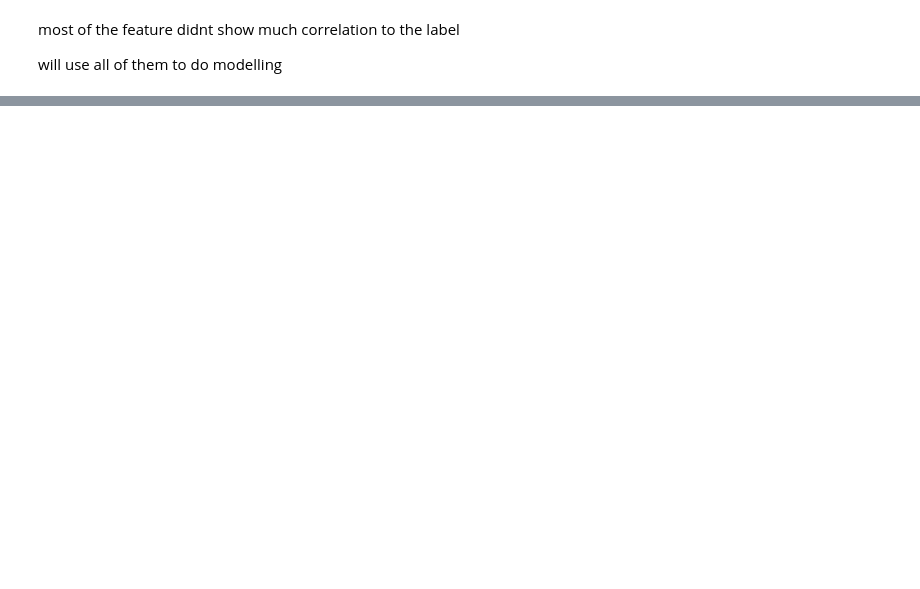
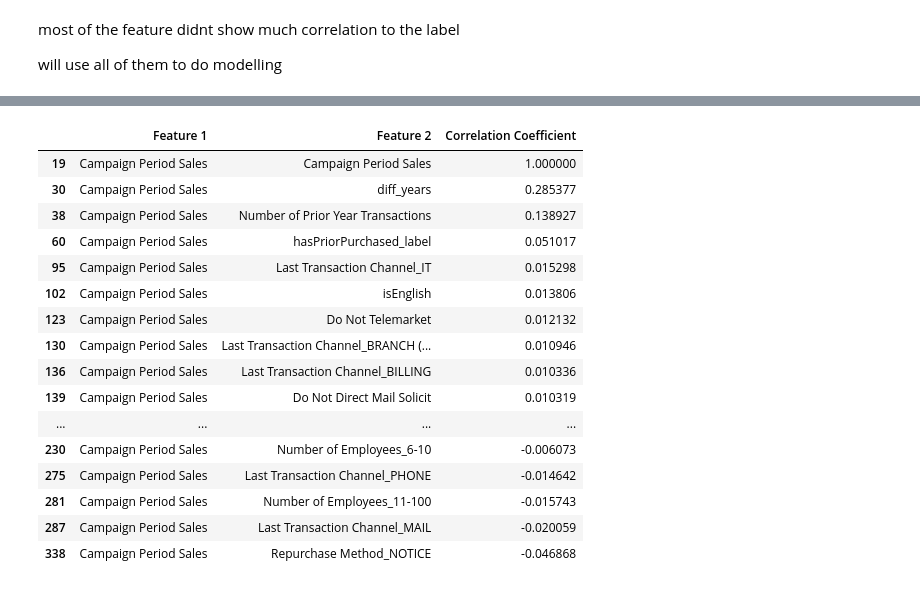
Before and after one commit to viffsi/Office_supply, a Jupyter notebook: office_supply.ipynb, the cells around one changed output, grey strips where cells are left out. Drawn from its saved outputs; the diff is of its cells as text; code cells hidden in the pictures; blank space fills up the shorter version.

```diff
--- a/office_supply.ipynb
+++ b/office_supply.ipynb
@@ -570,0 +617,7 @@ Logisticregression =  0.7367249602543721
+# %%
+def label_purchased (row):
+   if row['Monitor'] + row['Computer'] + row['Standard Chair'] + row['Printer'] + row['Executive Chair'] + row['Toner'] + row['Insurance'] + row['Desk'] + row['Office Supplies'] > 0 :
+      return 1
+   return 0
+
+df['hasPriorPurchased_label'] = df.apply (lambda row: label_purchased(row), axis=1)
@@ -570,0 +631,3 @@ Logisticregression =  0.7367249602543721
+# %%
+df.drop(['Executive Chair', 'Standard Chair', 'Monitor', 'Printer', 'Computer', 'Insurance', 'Toner', 'Office Supplies', 'Desk'], axis=1, inplace=True)
+df.head(3)
@@ -570,0 +639,16 @@ Logisticregression =  0.7367249602543721
+# %%
+#from sklearn.model_selection import train_test_split
+#from sklearn.linear_model import LogisticRegression
+
+#df.drop(columns=['Date of First Purchase', 'Historical Sales Volume'], inplace=True)
+df_encode = pd.get_dummies(df, prefix_sep='_', drop_first=True)
+
+
+X = np.array(df_encode.drop(columns='Campaign Period Sales'))
+Y = np.array(df_encode['Campaign Period Sales'])
+
+X_train, X_test, Y_train, Y_test = train_test_split(X, Y, test_size=0.2,random_state=0)
+
+lr = LogisticRegression()
+lr.fit(X_train, Y_train)
+print("Logisticregression = " ,lr.score(X_test, Y_test))
@@ -570,0 +665,22 @@ Logisticregression =  0.7367249602543721
+# %%
+df_corr = df_encode.corr().unstack().sort_values(kind="quicksort", ascending=False).reset_index()
+df_corr.rename(columns={"level_0": "Feature 1", "level_1": "Feature 2", 0: 'Correlation Coefficient'}, inplace=True)
+df_corr[df_corr['Feature 1'] == 'Campaign Period Sales']
+# %% [output]
+|  | Feature 1 | Feature 2 | Correlation Coefficient |
+| 19 | Campaign Period Sales | Campaign Period Sales | 1.000000 |
+| 30 | Campaign Period Sales | diff_years | 0.285377 |
+| 38 | Campaign Period Sales | Number of Prior Year Transactions | 0.138927 |
+| 60 | Campaign Period Sales | hasPriorPurchased_label | 0.051017 |
+| 95 | Campaign Period Sales | Last Transaction Channel_IT | 0.015298 |
+| 102 | Campaign Period Sales | isEnglish | 0.013806 |
+| 123 | Campaign Period Sales | Do Not Telemarket | 0.012132 |
+| 130 | Campaign Period Sales | Last Transaction Channel_BRANCH (... | 0.010946 |
+| 136 | Campaign Period Sales | Last Transaction Channel_BILLING | 0.010336 |
+| 139 | Campaign Period Sales | Do Not Direct Mail Solicit | 0.010319 |
+| ... | ... | ... | ... |
+| 230 | Campaign Period Sales | Number of Employees_6-10 | -0.006073 |
+| 275 | Campaign Period Sales | Last Transaction Channel_PHONE | -0.014642 |
+| 281 | Campaign Period Sales | Number of Employees_11-100 | -0.015743 |
+| 287 | Campaign Period Sales | Last Transaction Channel_MAIL | -0.020059 |
+| 338 | Campaign Period Sales | Repurchase Method_NOTICE | -0.046868 |
```
Also changed, not shown: parts of 25 cells of this notebook.
